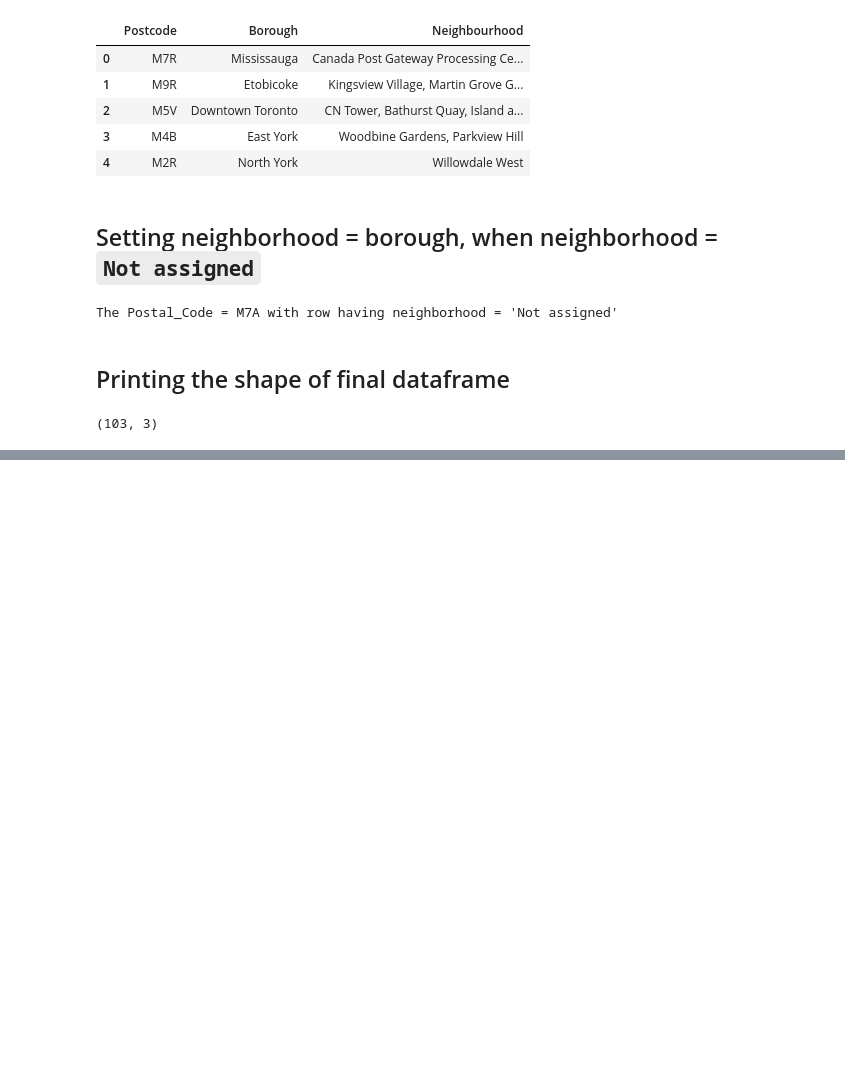
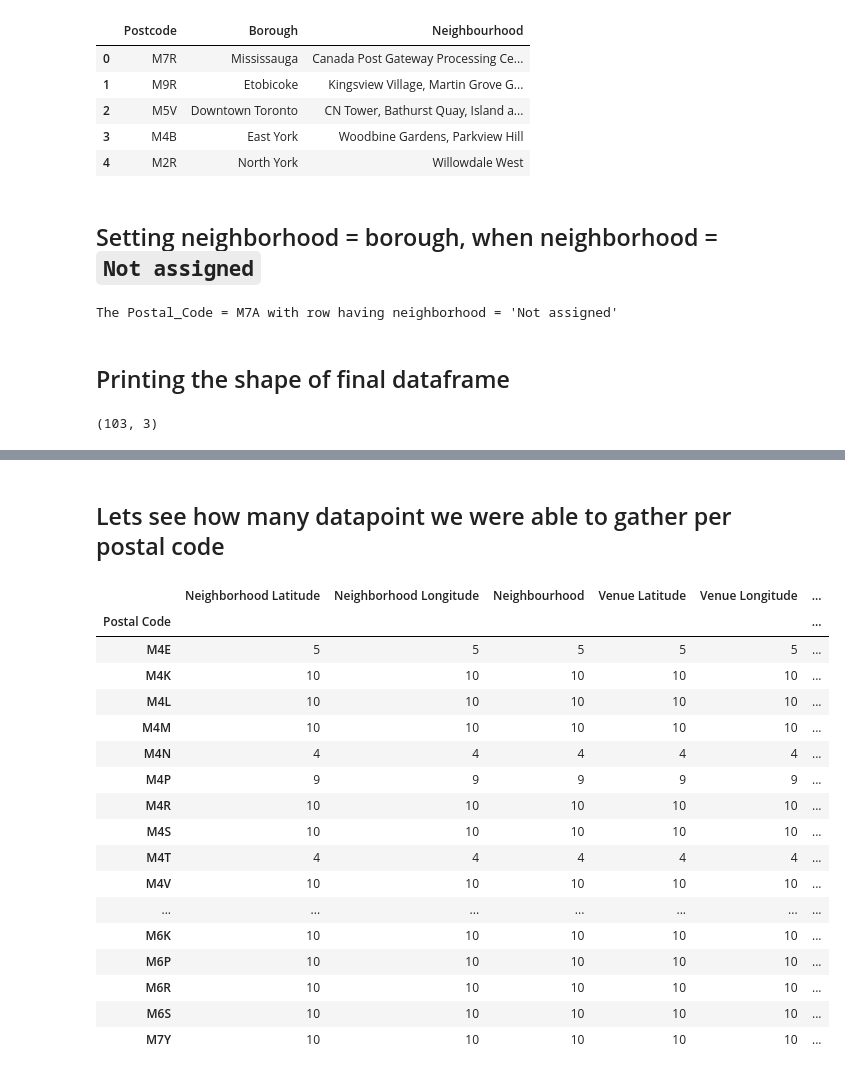
Before and after one commit to shohraafaque/Coursera_Capstone, a Jupyter notebook: Week3-Assignment-1.ipynb, the cells around one changed output, grey strips where cells are left out. Saved outputs shown, nothing was run; the diff lists cells and outputs as text; code cells hidden in the pictures; blank space fills up the shorter version.

```diff
--- a/Week3-Assignment-1.ipynb
+++ b/Week3-Assignment-1.ipynb
@@ -89,0 +96,4 @@ final_dataframe.shape
+# %%
+geo_coordinates_df = pd.read_csv("http://cocl.us/Geospatial_data")
+geo_coordinates_df = geo_coordinates_df.rename(columns={"Postal Code": "Postcode"})
+print("The shape of the geo cordinate dataframe is " + str(geo_coordinates_df.shape))
@@ -89,0 +104,4 @@ final_dataframe.shape
+# %%
+toronto_fsa_merged_coordinated_df = pd.merge(final_dataframe, geo_coordinates_df, on="Postcode")
+print("The shape of toronto_fsa dataframe merged with geo coordinate is " + str(toronto_fsa_merged_coordinated_df.shape))
+toronto_fsa_merged_coordinated_df.head()
@@ -89,0 +120,3 @@ final_dataframe.shape
+# %%
+toronto_fsa_merged_coordinated_df = toronto_fsa_merged_coordinated_df[toronto_fsa_merged_coordinated_df.Borough.str.contains("Toronto")]
+toronto_fsa_merged_coordinated_df.head()
@@ -89,0 +173,6 @@ final_dataframe.shape
+# %%
+toronto_venues =  getNearbyVenues(names=toronto_fsa_merged_coordinated_df['Postcode'],
+                                   latitudes=toronto_fsa_merged_coordinated_df['Latitude'],
+                                   longitudes=toronto_fsa_merged_coordinated_df['Longitude']
+                                  )
+toronto_venues.head()
@@ -89,0 +186,23 @@ final_dataframe.shape
+# %% [markdown]
+## Lets see how many datapoint we were able to gather per postal code
+# %%
+toronto_venues.groupby('Postal Code').count()
+# %% [output]
+|  | Neighborhood Latitude | Neighborhood Longitude | Neighbourhood | Venue Latitude | Venue Longitude | ... |
+| Postal Code |  |  |  |  |  | ... |
+| M4E | 5 | 5 | 5 | 5 | 5 | ... |
+| M4K | 10 | 10 | 10 | 10 | 10 | ... |
+| M4L | 10 | 10 | 10 | 10 | 10 | ... |
+| M4M | 10 | 10 | 10 | 10 | 10 | ... |
+| M4N | 4 | 4 | 4 | 4 | 4 | ... |
+| M4P | 9 | 9 | 9 | 9 | 9 | ... |
+| M4R | 10 | 10 | 10 | 10 | 10 | ... |
+| M4S | 10 | 10 | 10 | 10 | 10 | ... |
+| M4T | 4 | 4 | 4 | 4 | 4 | ... |
+| M4V | 10 | 10 | 10 | 10 | 10 | ... |
+| ... | ... | ... | ... | ... | ... | ... |
+| M6K | 10 | 10 | 10 | 10 | 10 | ... |
+| M6P | 10 | 10 | 10 | 10 | 10 | ... |
+| M6R | 10 | 10 | 10 | 10 | 10 | ... |
+| M6S | 10 | 10 | 10 | 10 | 10 | ... |
+| M7Y | 10 | 10 | 10 | 10 | 10 | ... |
```
Also changed, not shown: parts of 24 cells of this notebook.
